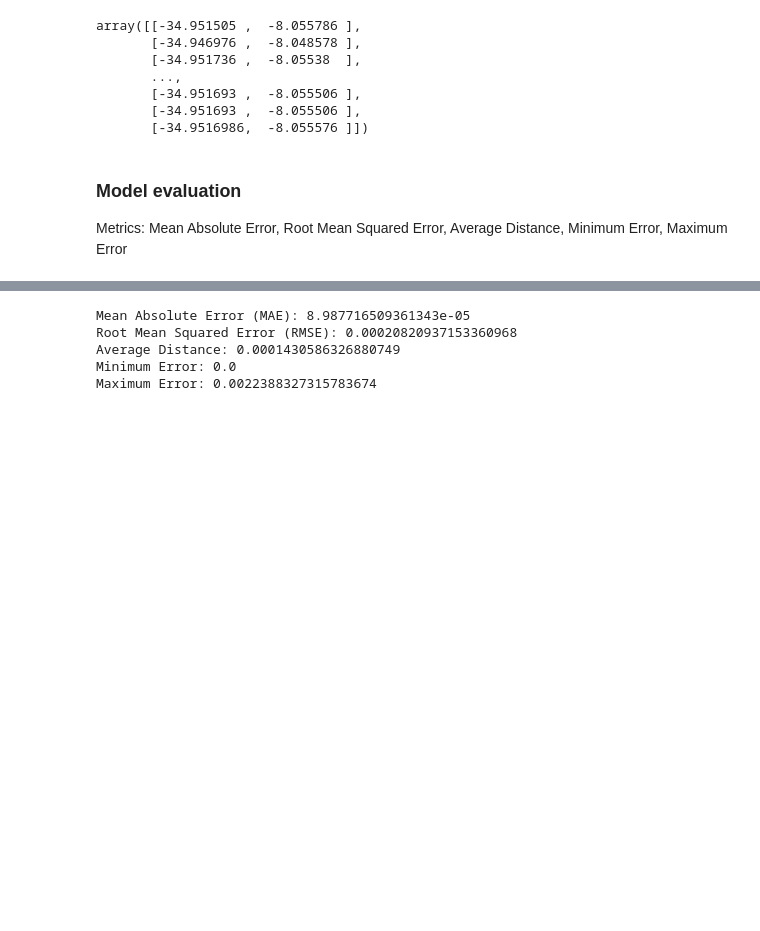
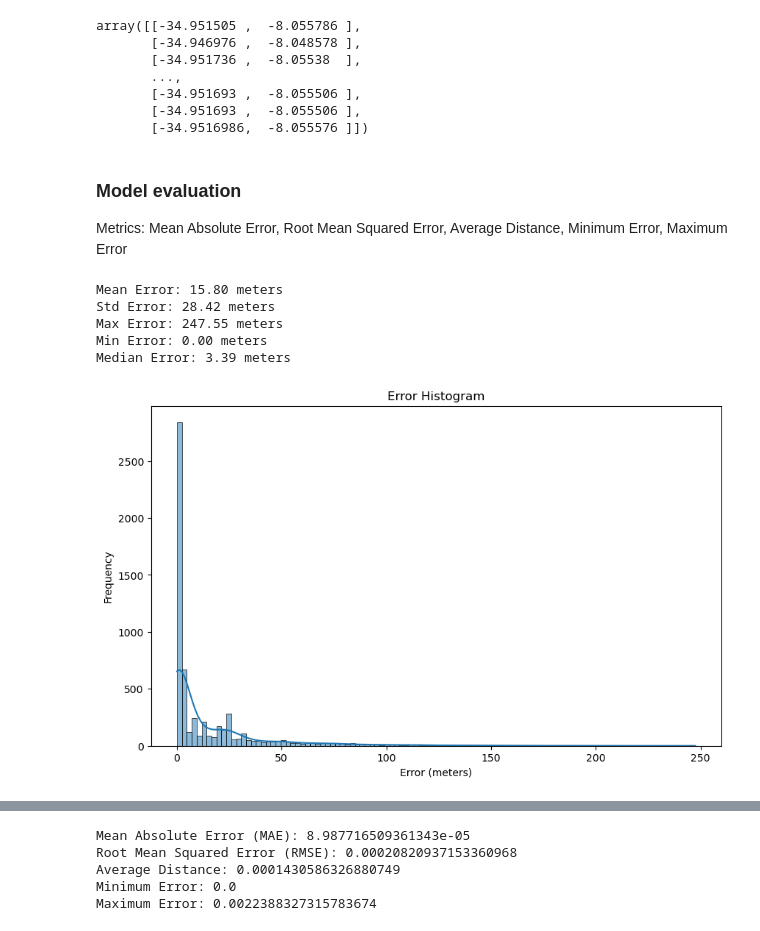
Before and after one commit to PaulaPerazzo/localization-project, a Jupyter notebook: knn.ipynb, the cells around one changed output, grey strips where cells are left out. Drawn from its saved outputs; the diff is of its cells as text; code cells hidden in the pictures; blank space fills up the shorter version.

```diff
--- a/knn.ipynb
+++ b/knn.ipynb
@@ -112,3 +112,44 @@ array([[-34.951505 ,  -8.055786 ],
 # %% [markdown]
 ### Model evaluation
 Metrics: Mean Absolute Error, Root Mean Squared Error, Average Distance, Minimum Error, Maximum Error
+# %%
+from geopy.distance import geodesic
+
+# Calculando os erros em metros
+errors_in_meters = []
+for real, pred in zip(y_test.values, predicted_location):
+    real_coords = (real[1], real[0])  # (lat, lon)
+    pred_coords = (pred[1], pred[0])  # (lat, lon)
+    error_distance = geodesic(real_coords, pred_coords).meters
+    errors_in_meters.append(error_distance)
+
+# Convertendo para numpy array para facilitar o manuseio
+errors_in_meters = np.array(errors_in_meters)
+
+mean_error = errors_in_meters.mean()
+std_error = errors_in_meters.std()
+max_error = errors_in_meters.max()
+min_error = errors_in_meters.min()
+med_error = np.median(errors_in_meters)
+
+print(f'Mean Error: {mean_error:.2f} meters')
+print(f'Std Error: {std_error:.2f} meters')
+print(f'Max Error: {max_error:.2f} meters')
+print(f'Min Error: {min_error:.2f} meters')
+print(f'Median Error: {med_error:.2f} meters')
+# %% [output]
+Mean Error: 15.80 meters
+Std Error: 28.42 meters
+Max Error: 247.55 meters
+Min Error: 0.00 meters
+Median Error: 3.39 meters
+# %%
+### error histogram plot
+plt.figure(figsize=(10, 6))
+sns.histplot(errors_in_meters, kde=True)
+plt.title('Error Histogram')
+plt.xlabel('Error (meters)')
+plt.ylabel('Frequency')
+plt.show()
+# %% [output]
+[figure, added]
```
Also changed, not shown: parts of 1 cell of this notebook, 1 other file.
